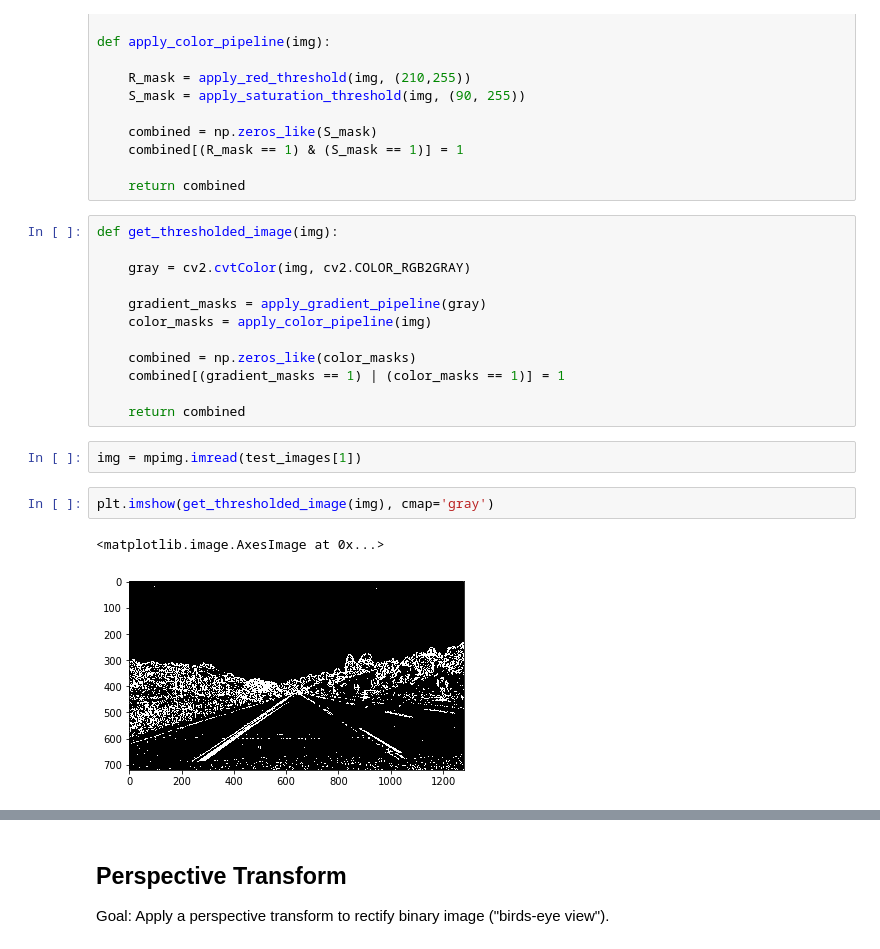
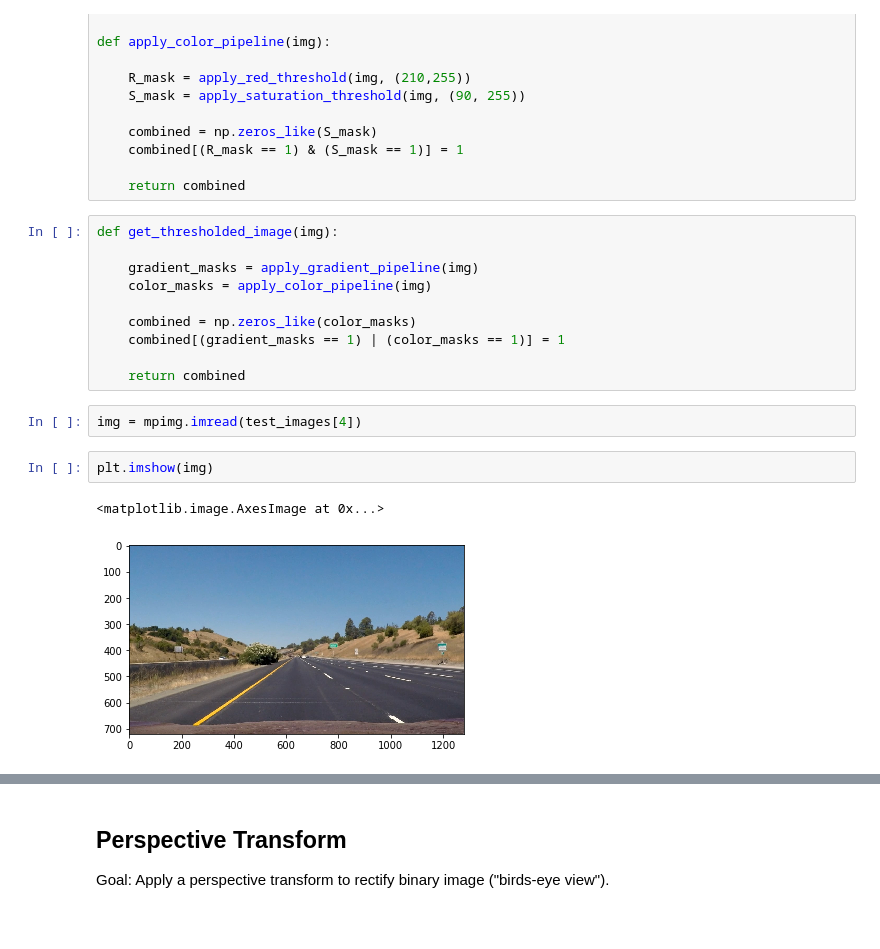
Before and after one commit to cseHdz/AdvancedLaneLineFinding, a Jupyter notebook: AdvancedLaneFinding.ipynb, the cells around one changed output, grey strips where cells are left out. Saved outputs shown, nothing was run; the diff lists cells and outputs as text.

Commit message:
Threshold image V2

```diff
--- a/AdvancedLaneFinding.ipynb
+++ b/AdvancedLaneFinding.ipynb
@@ -208,9 +210,7 @@ def apply_color_pipeline(img):
 # %%
 def get_thresholded_image(img):
 
-    gray = cv2.cvtColor(img, cv2.COLOR_RGB2GRAY)
-
-    gradient_masks = apply_gradient_pipeline(gray)
+    gradient_masks = apply_gradient_pipeline(img)
     color_masks = apply_color_pipeline(img)
 
     combined = np.zeros_like(color_masks)
@@ -218,9 +218,9 @@ def get_thresholded_image(img):
 
     return combined
 # %%
-img = mpimg.imread(test_images[1])
+img = mpimg.imread(test_images[4])
 # %%
-plt.imshow(get_thresholded_image(img), cmap='gray')
+plt.imshow(img)
 # %% [output]
 <matplotlib.image.AxesImage at 0x...>
-[figure, old version]
+[figure, new version]
```
Also changed, not shown: parts of 8 cells of this notebook.
